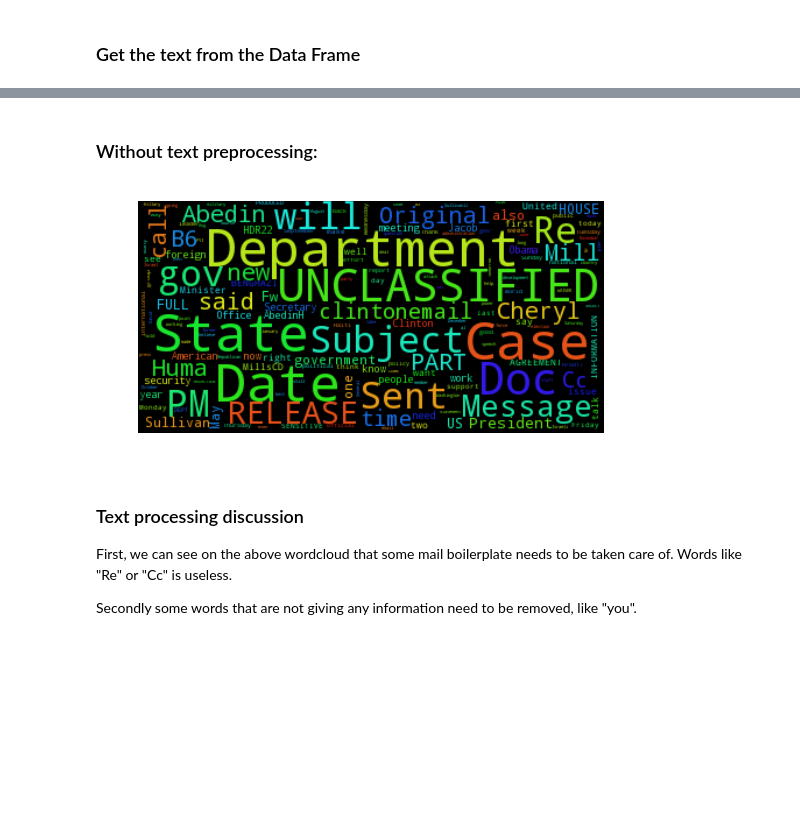
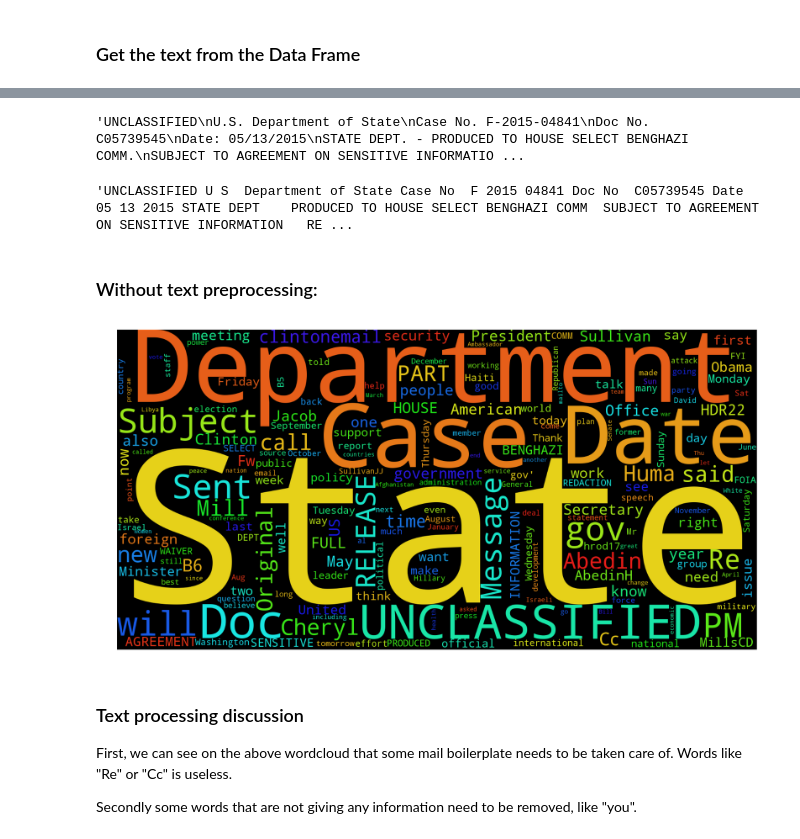
Before and after one commit to mgoretti/ada, a Jupyter notebook: 05 - Taming Text/Text Taming on Hillary Clinton email.ipynb, the cells around one changed output, grey strips where cells are left out. Drawn from its saved outputs; the diff is of its cells as text; code cells hidden in the pictures; blank space fills up the shorter version.

```diff
--- a/05 - Taming Text/Text Taming on Hillary Clinton email.ipynb
+++ b/05 - Taming Text/Text Taming on Hillary Clinton email.ipynb
@@ -26,10 +54,7 @@ df_subj = df[['ExtractedSubject']]
 df_raw.isnull().values.any()
 # %% [output]
 False
-# %%
-df_raw = df_raw.dropna()
-df_subj = df_subj.dropna()
 # %% [markdown]
 ### Get the text from the Data Frame
 # %%
-text = df_raw.sum().iloc[0] + " " + df_subj.sum().iloc[0]
+textraw = df_raw.sum().iloc[0]
@@ -36,19 +66,34 @@ text = df_raw.sum().iloc[0] + " " + df_subj.sum().iloc[0]
+# %%
+# remove the \n to split words (otherwise we get word_a\nword_n as one word instead of word_a word_b:
+text = textraw.replace('\n', ' ')
+
+# remove punctuation
+translator = str.maketrans({key: ' ' for key in string.punctuation})
+textCleaned = text.translate(translator)
+# %%
+textraw[0:400]
+# %% [output]
+'UNCLASSIFIED\nU.S. Department of State\nCase No. F-2015-04841\nDoc No. C05739545\nDate: 05/13/2015\nSTATE DEPT. - PRODUCED TO HOUSE SELECT BENGHAZI COMM.\nSUBJECT TO AGREEMENT ON SENSITIVE INFORMATIO ...
+# %%
+textCleaned[0:400]
+# %% [output]
+'UNCLASSIFIED U S  Department of State Case No  F 2015 04841 Doc No  C05739545 Date  05 13 2015 STATE DEPT    PRODUCED TO HOUSE SELECT BENGHAZI COMM  SUBJECT TO AGREEMENT ON SENSITIVE INFORMATION   RE ...
 # %% [markdown]
 ### Without text preprocessing:
 # %%
 # Generate a word cloud image
-wordcloud = WordCloud().generate(text)
+wordcloud = WordCloud().generate(textCleaned)
 
 #TODO make it prettier/better
 
 # lower max_font_size
-wordcloud = WordCloud(max_font_size=45).generate(text)
-plt.figure()
+wordcloud = WordCloud(width=2000, height=1000).generate(textraw)
+plt.figure( figsize=(20,10) )
 plt.imshow(wordcloud)
 plt.axis("off")
 plt.show()
 # %% [output]
-[figure, old version]
+[figure, new version]
 # %% [markdown]
 ### Text processing discussion
 First, we can see on the above wordcloud that some mail boilerplate needs to be taken care of. Words like "Re" or "Cc" is useless.
```
Also changed, not shown: parts of 11 cells of this notebook, 8 other files.
